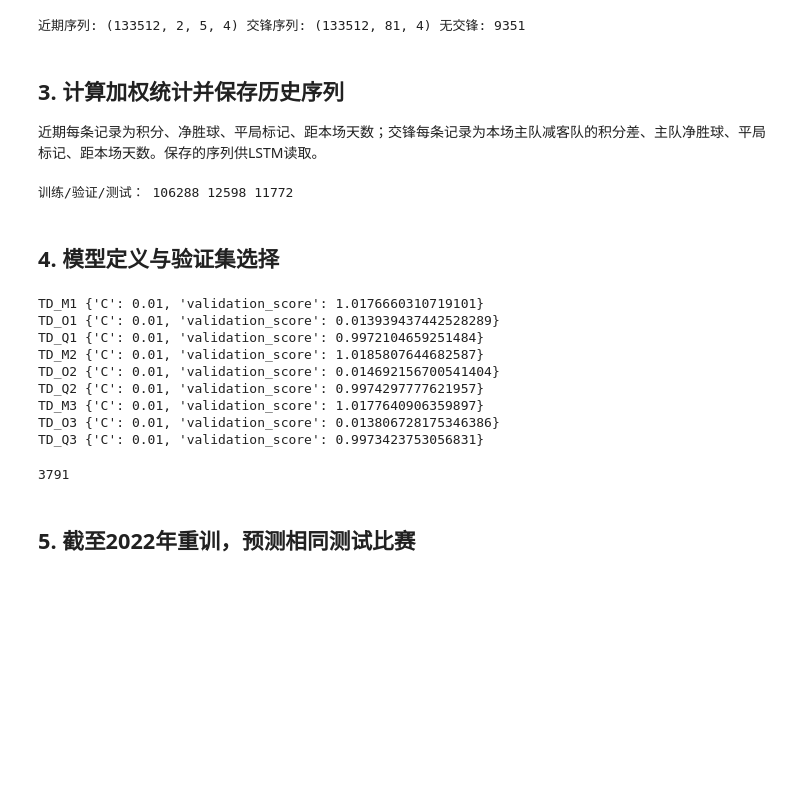
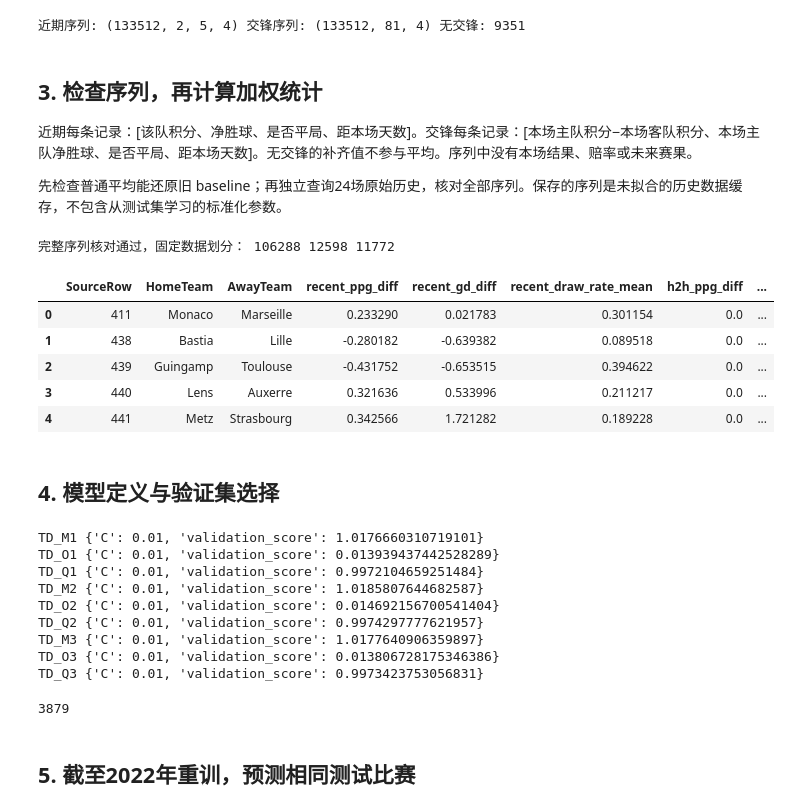
Before and after one commit to Trekey777/aml_coursework, a Jupyter notebook: notebooks/time_decay.ipynb, the cells around one changed output. Cells and saved outputs as stored; diff of their text form; code cells hidden in the pictures; blank space fills up the shorter version.

```diff
--- a/notebooks/time_decay.ipynb
+++ b/notebooks/time_decay.ipynb
@@ -184,41 +185,69 @@ print('近期序列:',recent_seq.shape,'交锋序列:',h2h_seq.shape,'无交锋:
 # %% [output]
 近期序列: (133512, 2, 5, 4) 交锋序列: (133512, 81, 4) 无交锋: 9351
 # %% [markdown]
-## 3. 计算加权统计并保存历史序列
+## 3. 检查序列，再计算加权统计
 
-近期每条记录为积分、净胜球、平局标记、距本场天数；交锋每条记录为本场主队减客队的积分差、主队净胜球、平局标记、距本场天数。保存的序列供LSTM读取。
+近期每条记录：[该队积分、净胜球、是否平局、距本场天数]。交锋每条记录：[本场主队积分−本场客队积分、本场主队净胜球、是否平局、距本场天数]。无交锋的补齐值不参与平均。序列中没有本场结果、赔率或未来赛果。
+
+先检查普通平均能还原旧 baseline；再独立查询24场原始历史，核对全部序列。保存的序列是未拟合的历史数据缓存，不包含从测试集学习的标准化参数。
 # %%
 def weighted_stats(sequence,lengths,half_life):
     mask = np.arange(sequence.shape[1])[None,:] < np.asarray(lengths)[:,None]
     ages = sequence[:,:,3].astype(float)
     # 减最小年龄仅为防止下溢，与原式的归一化权重完全相同。
     youngest = np.where(mask,ages,np.inf).min(axis=1)
     youngest[~np.isfinite(youngest)] = 0
     logits = -np.log(2)*(ages-youngest[:,None])/half_life
     weights = np.exp(np.where(mask,logits,-np.inf))
     denominator = weights.sum(axis=1,keepdims=True)
     weights = np.divide(weights,denominator,out=np.zeros_like(weights),where=denominator>0)
     return (sequence[:,:,:3]*weights[:,:,None]).sum(axis=1)
 
 def feature_statistics(half_f,half_h):
     home = weighted_stats(recent_seq[:,0],np.full(len(features),5),half_f)
     away = weighted_stats(recent_seq[:,1],np.full(len(features),5),half_f)
     pair = weighted_stats(h2h_seq,h2h_lengths,half_h)
     return np.column_stack([home[:,0]-away[:,0],home[:,1]-away[:,1],(home[:,2]+away[:,2])/2,pair])
 
+np.testing.assert_allclose(feature_statistics(np.inf,np.inf),features[F+H].to_numpy(),atol=1e-7)
+np.testing.assert_allclose(recent_seq[:,0,:,0].sum(axis=1),features.home_recent_points_sum)
+np.testing.assert_allclose(recent_seq[:,1,:,0].sum(axis=1),features.away_recent_points_sum)
+for i in np.random.default_rng(SEED).choice(len(features),24,replace=False):
+    row = features.iloc[i]
+    past = valid_history.loc[(valid_history.Country==row.Country)&(valid_history.MatchDate<row.MatchDate)]
+    for side,team in enumerate([row.HomeTeam,row.AwayTeam]):
+        frame = past.loc[(past.HomeTeam==team)|(past.AwayTeam==team)].tail(5)
+        sign = np.where(frame.HomeTeam.eq(team),1,-1)
+        gd = (frame.FTHome-frame.FTAway).to_numpy()*sign
+        expected = np.column_stack([np.where(gd>0,3,np.where(gd==0,1,0)),gd,(gd==0).astype(int),(row.MatchDate-frame.MatchDate).dt.days])
+        np.testing.assert_array_equal(recent_seq[i,side],expected)
+    frame = past.loc[((past.HomeTeam==row.HomeTeam)&(past.AwayTeam==row.AwayTeam))|((past.HomeTeam==row.AwayTeam)&(past.AwayTeam==row.HomeTeam))]
+    sign = np.where(frame.HomeTeam.eq(row.HomeTeam),1,-1)
+    gd = (frame.FTHome-frame.FTAway).to_numpy()*sign
+    expected = np.column_stack([np.where(gd>0,3,np.where(gd<0,-3,0)),gd,(gd==0).astype(int),(row.MatchDate-frame.MatchDate).dt.days])
+    np.testing.assert_array_equal(h2h_seq[i,:h2h_lengths[i]],expected)
+# 人工两条历史：年龄相差90天，较新的权重是较旧的两倍；空序列为0。
+example = np.array([[[0,0,0,180],[3,3,0,90]],[[0,0,0,0],[0,0,0,0]]],dtype=float)
+np.testing.assert_allclose(weighted_stats(example,[2,0],90),[[2,2,0],[0,0,0]])
 cache = ROOT / 'data/processed/history_sequences.npz'
 np.savez_compressed(cache,SourceRow=features.SourceRow.to_numpy(),recent=recent_seq,h2h=h2h_seq,h2h_lengths=h2h_lengths)
-manifest = {'rows':len(features),'recent_window':5,'h2h':'all strictly earlier matches','fields':['points_or_points_difference','goal_difference','draw','age_days'],'recent_shape':list(recent_seq.shape),'h2h_shape':list(h2h_seq.shape),'half_life_recent_days':HALF_F,'half_life_h2h_days':HALF_H}
-(ROOT/'data/processed/history_sequences.json').write_text(json.dumps(manifest,indent=2),encoding='utf-8')
 features[F+H] = feature_statistics(HALF_F,HALF_H)
 features.to_csv(ROOT/'data/processed/time_decay_features.csv',index=False)
 train = features.loc[features.split.eq('train')].reset_index(drop=True)
 validation = features.loc[features.split.eq('validation')].reset_index(drop=True)
 test = features.loc[features.split.eq('test')].reset_index(drop=True)
+assert (len(train),len(validation),len(test)) == (106288,12598,11772)
 assert train.MatchDate.max()<validation.MatchDate.min() and validation.MatchDate.max()<test.MatchDate.min()
-print('训练/验证/测试：',len(train),len(validation),len(test))
+print('完整序列核对通过，固定数据划分：',len(train),len(validation),len(test))
+display(features[['SourceRow','HomeTeam','AwayTeam']+F+H].head())
 # %% [output]
-训练/验证/测试： 106288 12598 11772
+完整序列核对通过，固定数据划分： 106288 12598 11772
+|  | SourceRow | HomeTeam | AwayTeam | recent_ppg_diff | recent_gd_diff | recent_draw_rate_mean | h2h_ppg_diff | ... |
+| 0 | 411 | Monaco | Marseille | 0.233290 | 0.021783 | 0.301154 | 0.0 | ... |
+| 1 | 438 | Bastia | Lille | -0.280182 | -0.639382 | 0.089518 | 0.0 | ... |
+| 2 | 439 | Guingamp | Toulouse | -0.431752 | -0.653515 | 0.394622 | 0.0 | ... |
+| 3 | 440 | Lens | Auxerre | 0.321636 | 0.533996 | 0.211217 | 0.0 | ... |
+| 4 | 441 | Metz | Strasbourg | 0.342566 | 1.721282 | 0.189228 | 0.0 | ... |
 # %% [markdown]
 ## 4. 模型定义与验证集选择
 # %%
@@ -292,6 +325,7 @@ for name,spec in specs.items():
     prep = make_preprocessor(spec['columns'])
     X_train,X_validation = prep.fit_transform(train),None
     X_validation = prep.transform(validation)
+    check_preprocessor(prep,train,spec['columns'],True)
     candidates=[]
     for C in C_GRID:
         estimator=fit_classifier(X_train,train,spec['target'],C)
@@ -303,9 +337,7 @@ for name,spec in specs.items():
     score,C=min(candidates)
     selected[name]={'C':C,'validation_score':score}
     print(name,selected[name],flush=True)
-pd.DataFrame(validation_rows).to_csv(OUT/'validation_scores.csv',index=False)
-selection={'selected':selected,'frozen_utc':datetime.now(timezone.utc).isoformat(),'half_life_recent_days':HALF_F,'half_life_h2h_days':HALF_H,'C_grid':C_GRID,'specs':specs,'note':'Half-lives fixed in advance; not validated as optimal.'}
-(OUT/'selection.json').write_text(json.dumps(selection,indent=2),encoding='utf-8')
+    pd.DataFrame(validation_rows).to_csv(OUT/'validation_scores.csv',index=False)
 # %% [output]
 TD_M1 {'C': 0.01, 'validation_score': 1.0176660310719101}
 TD_O1 {'C': 0.01, 'validation_score': 0.013939437442528289}
@@ -316,7 +348,7 @@ TD_Q2 {'C': 0.01, 'validation_score': 0.9974297777621957}
 TD_M3 {'C': 0.01, 'validation_score': 1.0177640906359897}
 TD_O3 {'C': 0.01, 'validation_score': 0.013806728175346386}
 TD_Q3 {'C': 0.01, 'validation_score': 0.9973423753056831}
-3791
+3879
 # %% [markdown]
 ## 5. 截至2022年重训，预测相同测试比赛
 # %%
```
Also changed, not shown: parts of 11 cells of this notebook, 2 other files.
